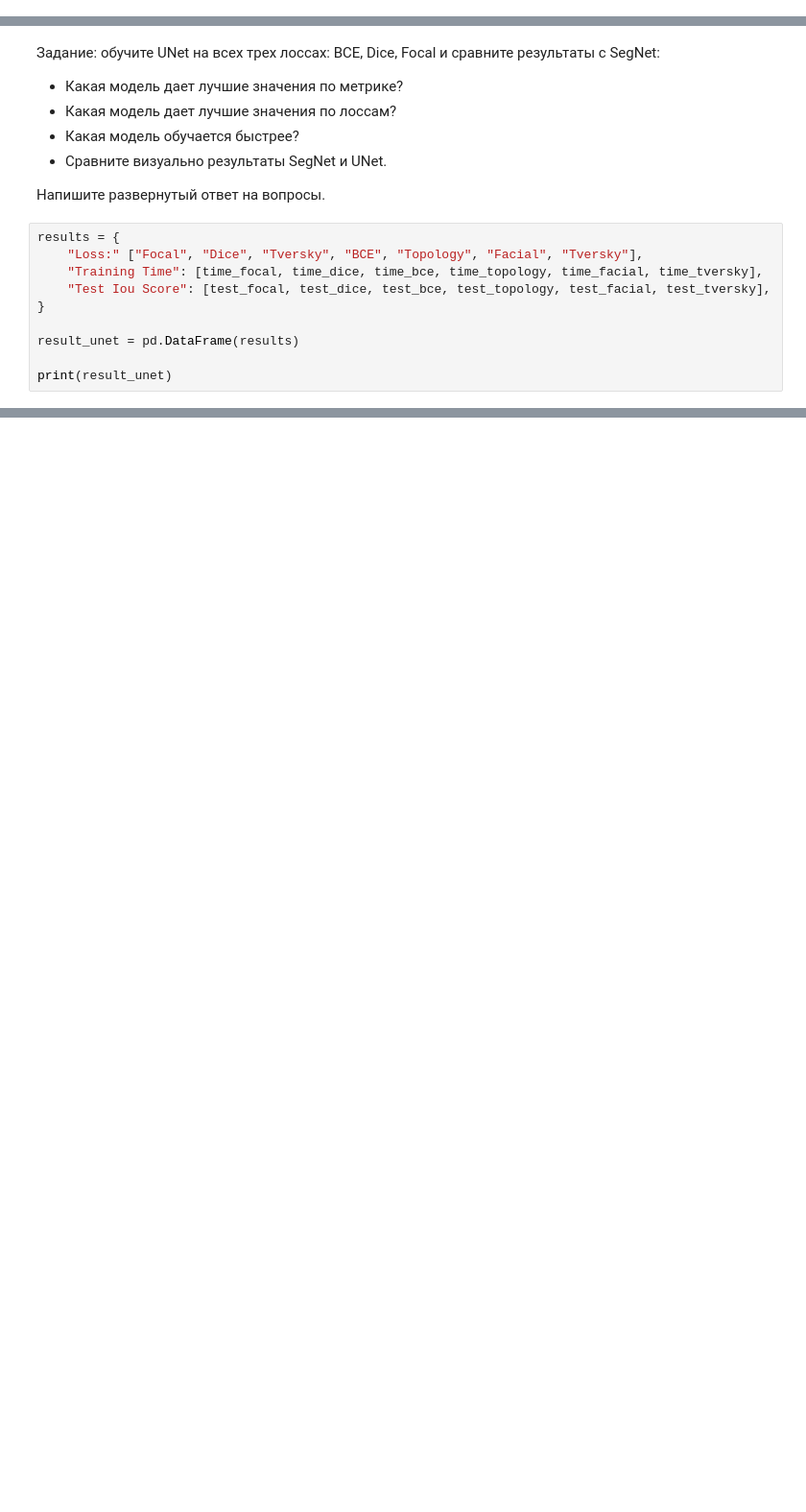
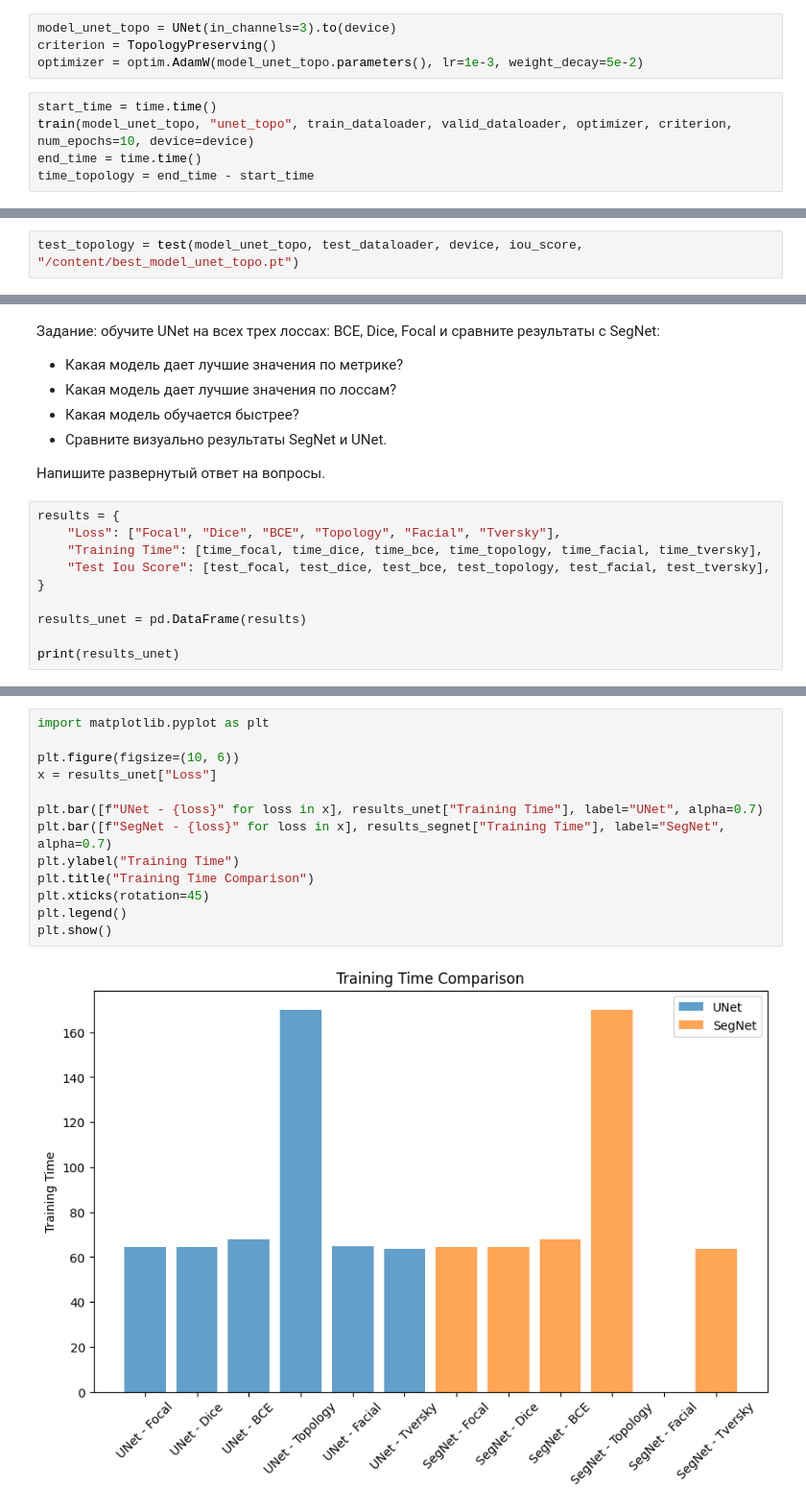
Before and after one commit to blckvia/DeepLearningSchool, a Jupyter notebook: week_08_semantic_segmentation/Homework/hw_6_semantic_segmentation.ipynb, the cells around one changed output, grey strips where cells are left out. Shown at 96% size. Cells and saved outputs as stored; diff of their text form; blank space fills up the shorter version.

```diff
--- a/week_08_semantic_segmentation/Homework/hw_6_semantic_segmentation.ipynb
+++ b/week_08_semantic_segmentation/Homework/hw_6_semantic_segmentation.ipynb
@@ -1309,0 +1294,9 @@ tensor(0.3129, device='cuda:0')
+# %%
+model_unet_topo = UNet(in_channels=3).to(device)
+criterion = TopologyPreserving()
+optimizer = optim.AdamW(model_unet_topo.parameters(), lr=1e-3, weight_decay=5e-2)
+# %%
+start_time = time.time()
+train(model_unet_topo, "unet_topo", train_dataloader, valid_dataloader, optimizer, criterion, num_epochs=10, device=device)
+end_time = time.time()
+time_topology = end_time - start_time
@@ -1309,0 +1324,2 @@ tensor(0.3129, device='cuda:0')
+# %%
+test_topology = test(model_unet_topo, test_dataloader, device, iou_score, "/content/best_model_unet_topo.pt")
@@ -1317,11 +1335,11 @@ tensor(0.3129, device='cuda:0')
 Напишите развернутый ответ на вопросы.
 # %%
 results = {
-    "Loss:" ["Focal", "Dice", "Tversky", "BCE", "Topology", "Facial", "Tversky"],
+    "Loss": ["Focal", "Dice", "BCE", "Topology", "Facial", "Tversky"],
     "Training Time": [time_focal, time_dice, time_bce, time_topology, time_facial, time_tversky],
     "Test Iou Score": [test_focal, test_dice, test_bce, test_topology, test_facial, test_tversky],
 }
 
-result_unet = pd.DataFrame(results)
+results_unet = pd.DataFrame(results)
 
-print(result_unet)
+print(results_unet)
@@ -1327,0 +1383,15 @@ print(result_unet)
+# %%
+import matplotlib.pyplot as plt
+
+plt.figure(figsize=(10, 6))
+x = results_unet["Loss"]
+
+plt.bar([f"UNet - {loss}" for loss in x], results_unet["Training Time"], label="UNet", alpha=0.7)
+plt.bar([f"SegNet - {loss}" for loss in x], results_segnet["Training Time"], label="SegNet", alpha=0.7)
+plt.ylabel("Training Time")
+plt.title("Training Time Comparison")
+plt.xticks(rotation=45)
+plt.legend()
+plt.show()
+# %% [output]
+[figure, added]
```
Also changed, not shown: parts of 23 cells of this notebook.
